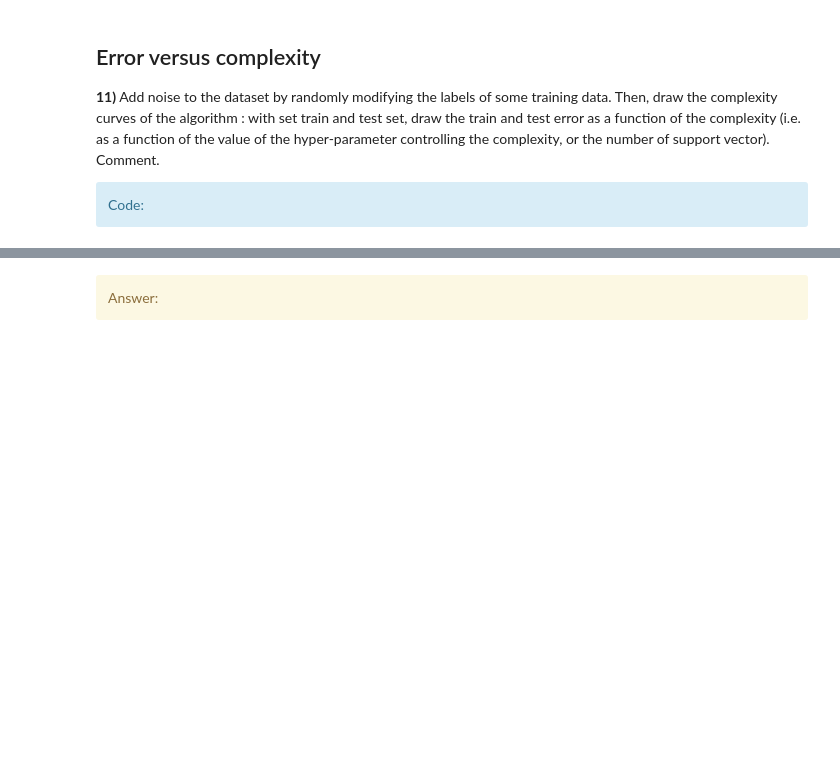
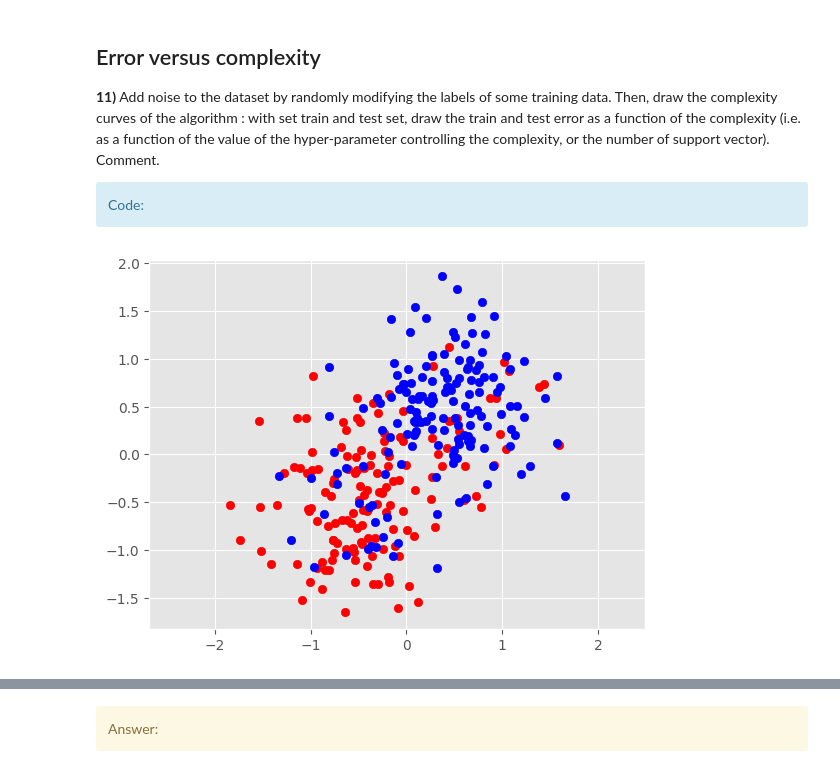
Before and after one commit to ronan-lebas/SD-TSIA210, a Jupyter notebook: TP_SVM.ipynb, the cells around one changed output, grey strips where cells are left out. Saved outputs shown, nothing was run; the diff lists cells and outputs as text; code cells hidden in the pictures; blank space fills up the shorter version.

```diff
--- a/TP_SVM.ipynb
+++ b/TP_SVM.ipynb
@@ -559,17 +559,33 @@ Secondly, the graphs show that our SVM performs better than the Bayesian classif
 <div class='alert alert-block alert-info'>
             Code:</div>
 # %%
+n1 = 200
+n2 = 200
+mu1 = [0.5, 0.5]
+mu2 = [-0.5, -0.5]
+sigma1 = [0.5, 0.5]
+sigma2 = [0.5, 0.5]
+centers = [mu1, mu2]
+sigmas = [sigma1, sigma2]
+
+# Use make_blobs to generate the two dimensions points from the two centers
+X, y = make_blobs(n_samples=n1+n2, centers=centers, cluster_std=sigmas, random_state=42)
+
+
 # Modify the class of some data points randomly
 n_noise = 50
 n_tr = len(y_train)
 idx = np.random.choice(range(n_tr), n_noise)
 y_train[idx] = 1 - y_train[idx]
 
 pos = np.where(y_train == 1)[0]
 neg = np.where(y_train == 0)[0]
 
 # Visualise the data
 plt.scatter(X_train[pos,0], X_train[pos,1], c='r')
 plt.scatter(X_train[neg,0], X_train[neg,1], c='b')
 plt.axis('equal')
 plt.show()
+X_train, X_test, y_train, y_test = train_test_split(X, y, test_size=0.25, random_state=42)
+# %% [output]
+[figure, added]
```
Also changed, not shown: parts of 10 cells of this notebook.
